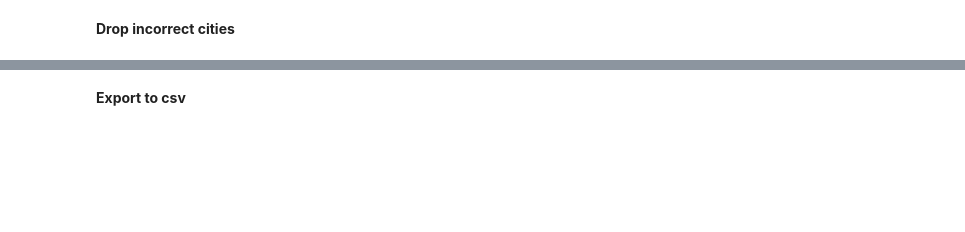
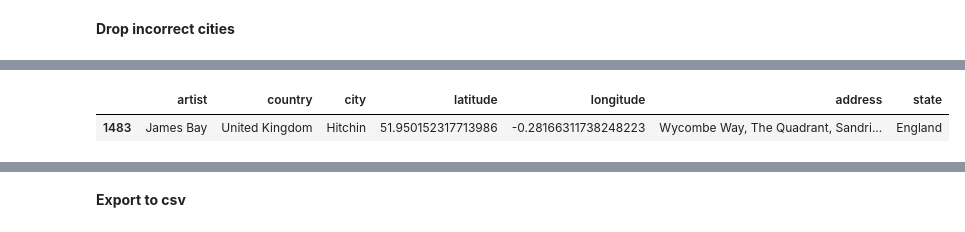
Before and after one commit to arnauog/what_the_rock, a Jupyter notebook: 4 geopy_origins.ipynb, the cells around one changed output, grey strips where cells are left out. Saved outputs shown, nothing was run; the diff lists cells and outputs as text; code cells hidden in the pictures; blank space fills up the shorter version.

```diff
--- a/4 geopy_origins.ipynb
+++ b/4 geopy_origins.ipynb
@@ -2947,0 +2987,6 @@ great_britain = pd.read_csv('Datasets/great_britain_regions_clean.csv')
+# %%
+# check there are bands in only one city with this name. If there were more than one, I would have to change one of them so the artists properly merged
+df_coordinates_uk[df_coordinates_uk['city']=='Hitchin']
+# %% [output]
+|  | artist | country | city | latitude | longitude | address | state |
+| 1483 | James Bay | United Kingdom | Hitchin | 51.950152317713986 | -0.28166311738248223 | Wycombe Way, The Quadrant, Sandri... | England |
```
Also changed, not shown: parts of 36 cells of this notebook, 4 other files.
